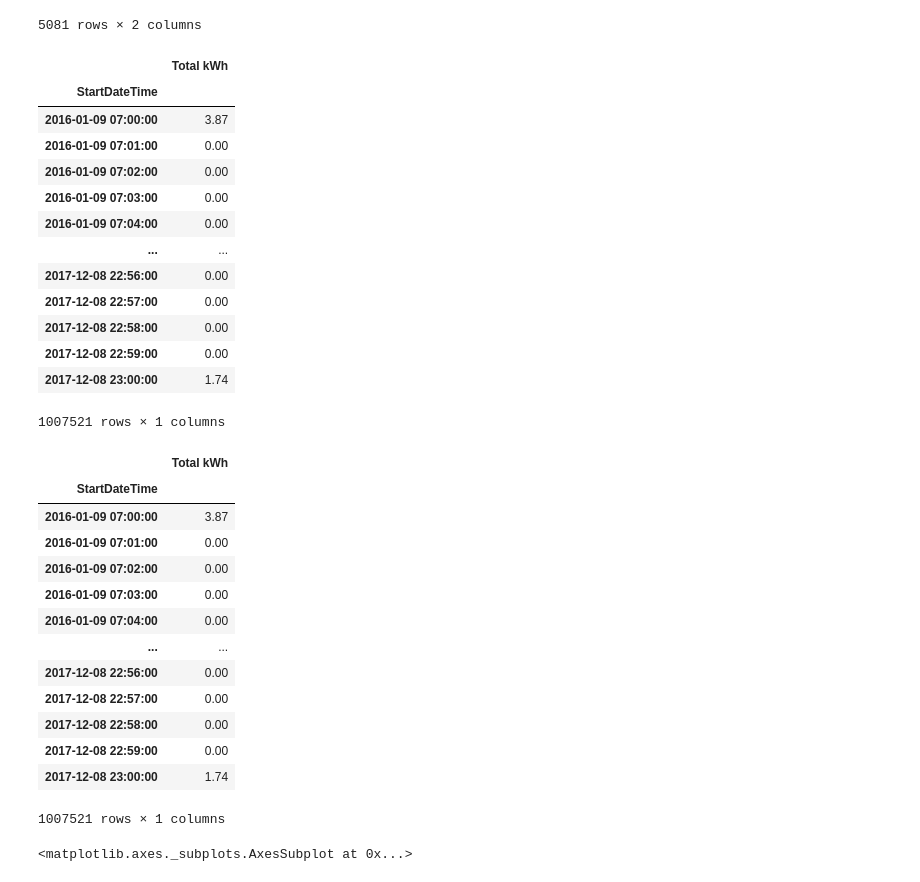
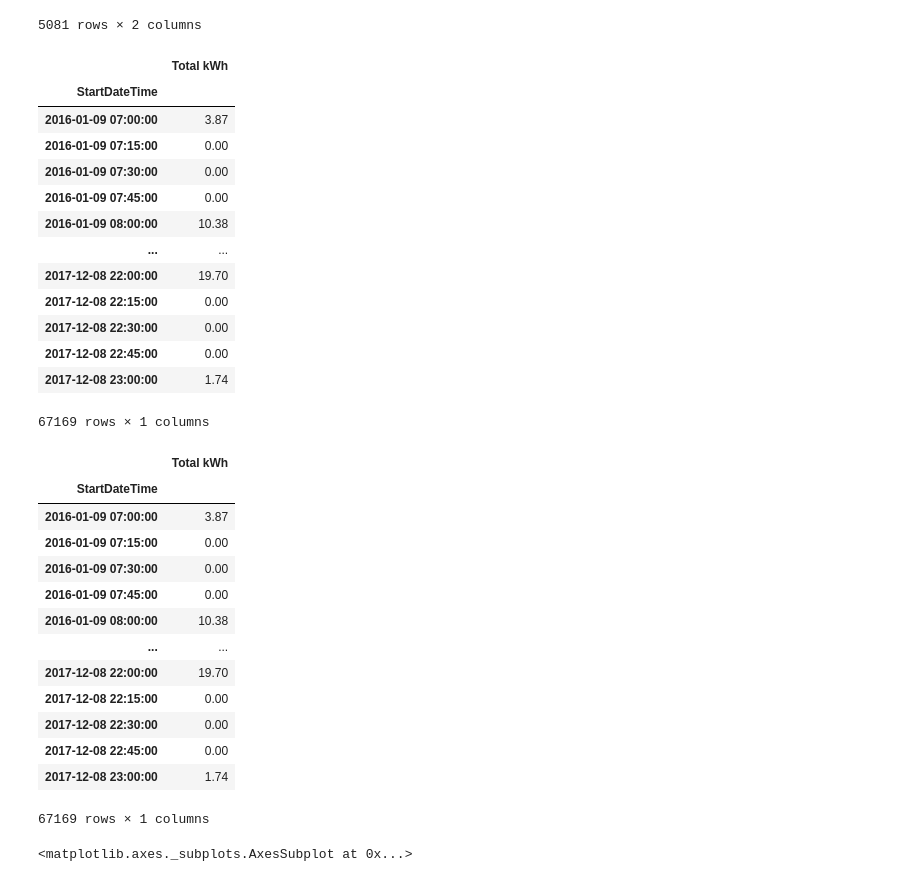
Before and after one commit to jojosam90/ltsm, a Jupyter notebook: Multivariate Time Series Modeling using LSTM_v5.ipynb, the cells around one changed output. Drawn from its saved outputs; the diff is of its cells as text; code cells hidden in the pictures.

```diff
--- a/Multivariate Time Series Modeling using LSTM_v5.ipynb
+++ b/Multivariate Time Series Modeling using LSTM_v5.ipynb
@@ -161,28 +161,28 @@ df1
 # %%
 #df1[~(df1 == 0).all(axis=1)]
 
 #make sure every hour is in the datetime
 #df1 = df1.set_index("StartDateTime").resample("1h").last()
 #df1 = df1.set_index("StartDateTime").resample("1h").sum()
-df1 = df1.set_index("StartDateTime").resample("1min").sum()
+df1 = df1.set_index("StartDateTime").resample("15min").sum()
 
 
 df1
 # %% [output]
 |  | Total kWh |
 | StartDateTime |  |
 | 2016-01-09 07:00:00 | 3.87 |
-| 2016-01-09 07:01:00 | 0.00 |
-| 2016-01-09 07:02:00 | 0.00 |
-| 2016-01-09 07:03:00 | 0.00 |
-| 2016-01-09 07:04:00 | 0.00 |
+| 2016-01-09 07:15:00 | 0.00 |
+| 2016-01-09 07:30:00 | 0.00 |
+| 2016-01-09 07:45:00 | 0.00 |
+| 2016-01-09 08:00:00 | 10.38 |
 | ... | ... |
-| 2017-12-08 22:56:00 | 0.00 |
-| 2017-12-08 22:57:00 | 0.00 |
-| 2017-12-08 22:58:00 | 0.00 |
-| 2017-12-08 22:59:00 | 0.00 |
+| 2017-12-08 22:00:00 | 19.70 |
+| 2017-12-08 22:15:00 | 0.00 |
+| 2017-12-08 22:30:00 | 0.00 |
+| 2017-12-08 22:45:00 | 0.00 |
 | 2017-12-08 23:00:00 | 1.74 |
-1007521 rows × 1 columns
+67169 rows × 1 columns
 # %%
 df1.dropna(subset=['Total kWh'], how='all', inplace=True)
 # %%
@@ -191,17 +191,17 @@ df1
 |  | Total kWh |
 | StartDateTime |  |
 | 2016-01-09 07:00:00 | 3.87 |
-| 2016-01-09 07:01:00 | 0.00 |
-| 2016-01-09 07:02:00 | 0.00 |
-| 2016-01-09 07:03:00 | 0.00 |
-| 2016-01-09 07:04:00 | 0.00 |
+| 2016-01-09 07:15:00 | 0.00 |
+| 2016-01-09 07:30:00 | 0.00 |
+| 2016-01-09 07:45:00 | 0.00 |
+| 2016-01-09 08:00:00 | 10.38 |
 | ... | ... |
-| 2017-12-08 22:56:00 | 0.00 |
-| 2017-12-08 22:57:00 | 0.00 |
-| 2017-12-08 22:58:00 | 0.00 |
-| 2017-12-08 22:59:00 | 0.00 |
+| 2017-12-08 22:00:00 | 19.70 |
+| 2017-12-08 22:15:00 | 0.00 |
+| 2017-12-08 22:30:00 | 0.00 |
+| 2017-12-08 22:45:00 | 0.00 |
 | 2017-12-08 23:00:00 | 1.74 |
-1007521 rows × 1 columns
+67169 rows × 1 columns
 # %%
 temp = df1['Total kWh']
 temp.plot()
```
Also changed, not shown: parts of 15 cells of this notebook.
